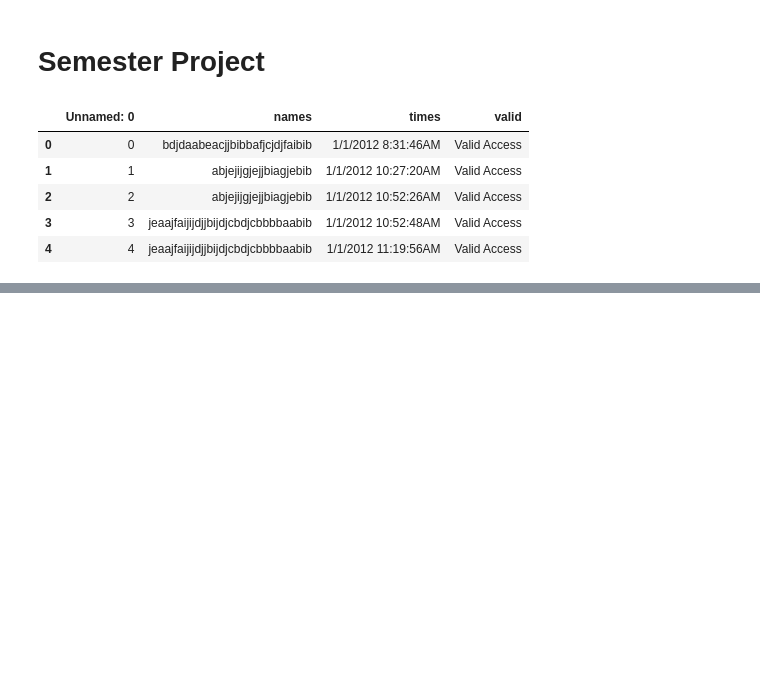
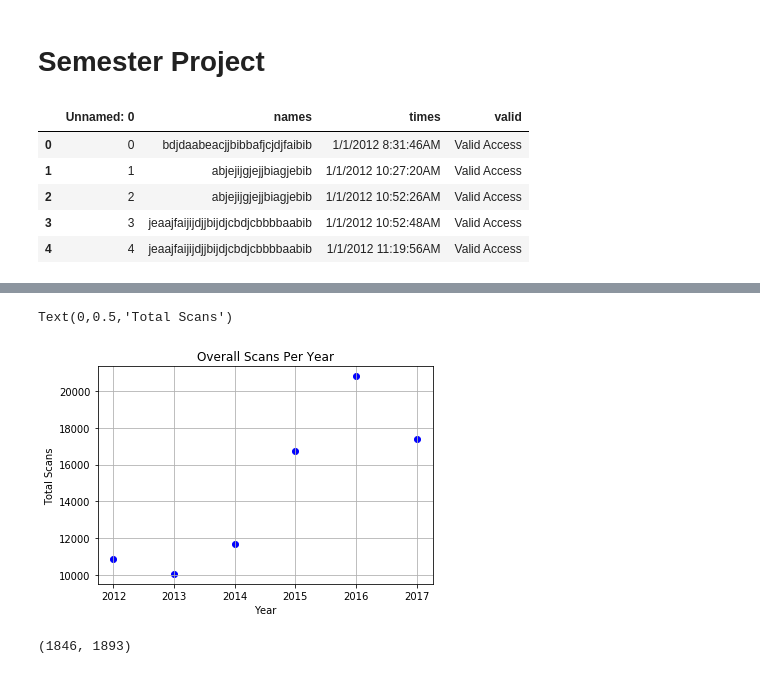
Before and after one commit to cronand3/Dog-Park-Project, a Jupyter notebook: Semester_Project_SydneySmith.ipynb, the cells around one changed output, grey strips where cells are left out. Saved outputs shown, nothing was run; the diff lists cells and outputs as text; code cells hidden in the pictures; blank space fills up the shorter version.

```diff
--- a/Semester_Project_SydneySmith.ipynb
+++ b/Semester_Project_SydneySmith.ipynb
@@ -12,8 +20,3 @@ dog_park.head()
 | 2 | 2 | abjejijgjejjbiagjebib | 1/1/2012 10:52:26AM | Valid Access |
 | 3 | 3 | jeaajfaijijdjjbijdjcbdjcbbbbaabib | 1/1/2012 10:52:48AM | Valid Access |
 | 4 | 4 | jeaajfaijijdjjbijdjcbdjcbbbbaabib | 1/1/2012 11:19:56AM | Valid Access |
-# %%
-import numpy as np
-date = np.array(dog_park)[0][2]
-
-date?
@@ -19,0 +79,15 @@ date?
+# %%
+# dealing with the yucky date/time string continued
+# this function will create an array with the correct date in the format [month, day, year]
+def correct_date(array):
+    correct_dates = []
+    for i in range(0, len(array)):
+        date_time = array[i][2]
+        date = date_time[0:10]
+        find_month = date.partition('/')
+        month = int(find_month[0])
+        find_day = find_month[2].partition('/')
+        day = int(find_day[0])
+        year = int(find_day[2])
+        correct_dates.append([month,day,year])
+    return(correct_dates)
@@ -19,0 +115,15 @@ date?
+# %%
+times_2012 = correct_time(data_2012)
+dates_2012 = correct_date(data_2012)
+times_2013 = correct_time(data_2013)
+dates_2013 = correct_date(data_2013)
+times_2014 = correct_time(data_2014)
+dates_2014 = correct_date(data_2014)
+times_2015 = correct_time(data_2015)
+dates_2015 = correct_date(data_2015)
+times_2016 = correct_time(data_2016)
+dates_2016 = correct_date(data_2016)
+times_2017 = correct_time(data_2017)
+dates_2017 = correct_date(data_2017)
+times_2018 = correct_time(data_2018)
+dates_2018 = correct_date(data_2018)
@@ -19,0 +135,26 @@ date?
+# %%
+#Modeling number of scans per year
+scans_per_year = [len(dates_2012),len(dates_2013),len(dates_2014),len(dates_2015), len(dates_2016),len(dates_2017)]
+year = 2012,2013,2014,2015,2016,2017
+plt.scatter(year,scans_per_year,color = "blue")
+plt.grid()
+plt.title("Overall Scans Per Year")
+plt.xlabel("Year")
+plt.ylabel("Total Scans")
+# %% [output]
+Text(0,0.5,'Total Scans')
+[figure, added]
+# %%
+# now we need to get into the real stuff, finding the times that people were at the park
+# first, we will define a function that determines what indices have the date we want
+
+def find_indices(month,day,year,date_array):
+    begin = date_array.index([month,day,year])
+    end = date_array.index([month,day+1,year])
+    return(begin,end)
+
+#test!
+find_indices(2,14,2017,dates_2017)
+#this will return 2 numbers, the first one is the first entry of 2/14/2017, and the second one is the last entry
+# %% [output]
+(1846, 1893)
```
Also changed, not shown: parts of 12 cells of this notebook.
